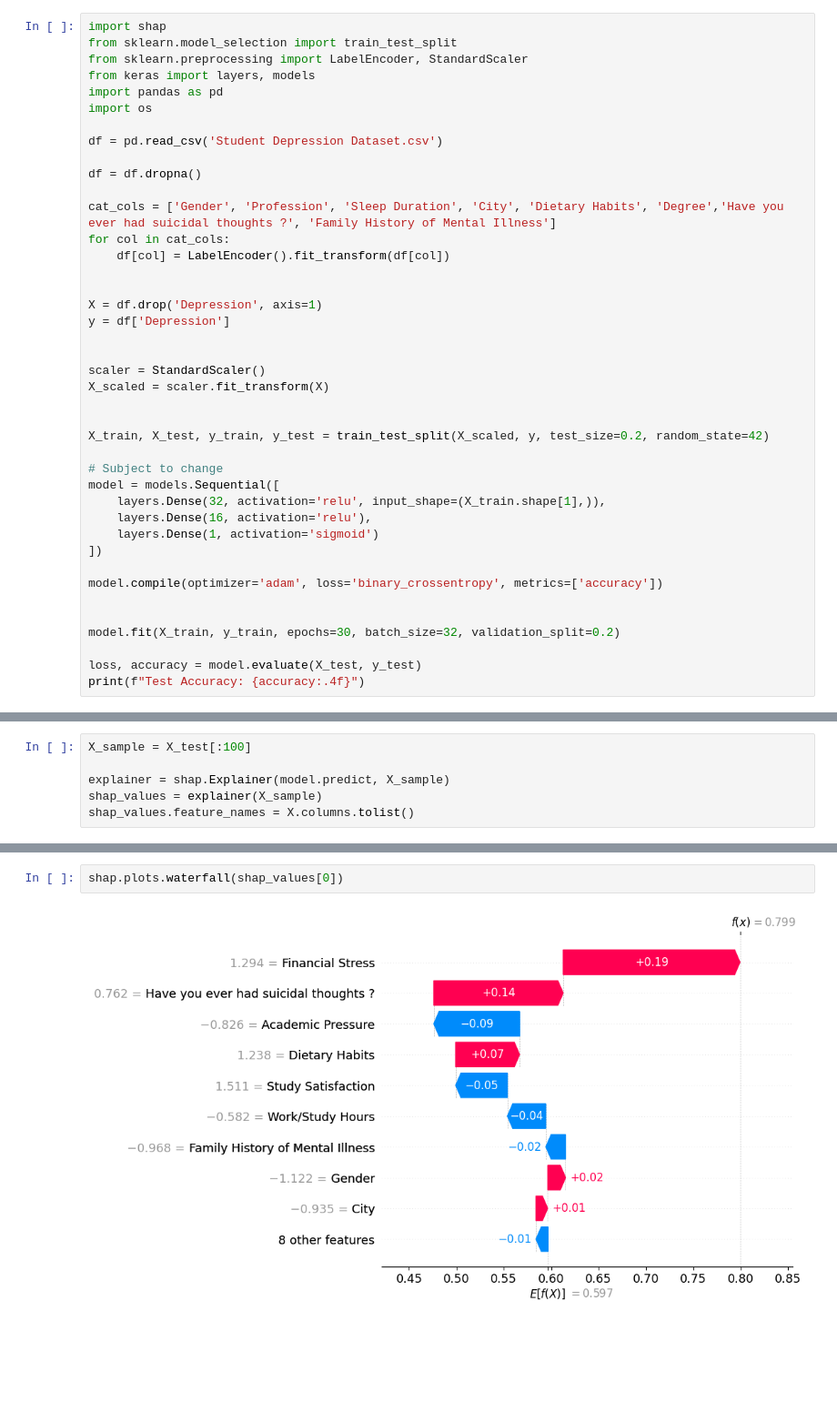
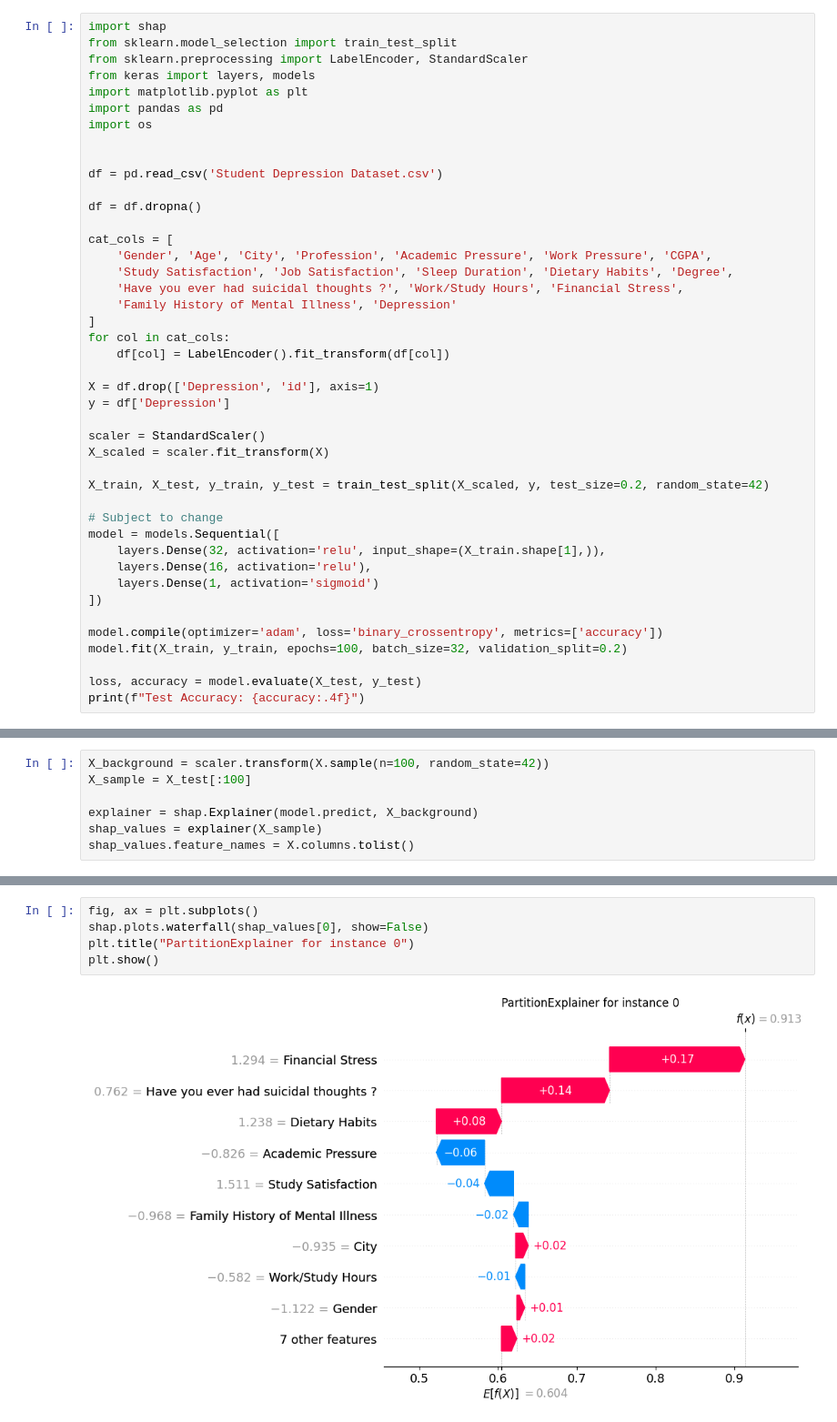
Before and after one commit to LionTheUnknown/SENN-with-Depression, a Jupyter notebook: SHAP.ipynb, the cells around one changed output, grey strips where cells are left out. Shown at 91% size. Saved outputs shown, nothing was run; the diff lists cells and outputs as text; blank space fills up the shorter version.

Commit message:
small changes to SHAP

```diff
--- a/SHAP.ipynb
+++ b/SHAP.ipynb
@@ -3,25 +3,29 @@ import shap
 from sklearn.model_selection import train_test_split
 from sklearn.preprocessing import LabelEncoder, StandardScaler
 from keras import layers, models
+import matplotlib.pyplot as plt
 import pandas as pd
 import os
+
 
 df = pd.read_csv('Student Depression Dataset.csv')
 
 df = df.dropna()
 
-cat_cols = ['Gender', 'Profession', 'Sleep Duration', 'City', 'Dietary Habits', 'Degree','Have you ever had suicidal thoughts ?', 'Family History of Mental Illness']
+cat_cols = [
+    'Gender', 'Age', 'City', 'Profession', 'Academic Pressure', 'Work Pressure', 'CGPA',
+    'Study Satisfaction', 'Job Satisfaction', 'Sleep Duration', 'Dietary Habits', 'Degree',
+    'Have you ever had suicidal thoughts ?', 'Work/Study Hours', 'Financial Stress',
+    'Family History of Mental Illness', 'Depression'
+]
 for col in cat_cols:
     df[col] = LabelEncoder().fit_transform(df[col])
 
-
-X = df.drop('Depression', axis=1)
+X = df.drop(['Depression', 'id'], axis=1)
 y = df['Depression']
-
 
 scaler = StandardScaler()
 X_scaled = scaler.fit_transform(X)
-
 
 X_train, X_test, y_train, y_test = train_test_split(X_scaled, y, test_size=0.2, random_state=42)
 
@@ -33,9 +37,7 @@ model = models.Sequential([
 ])
 
 model.compile(optimizer='adam', loss='binary_crossentropy', metrics=['accuracy'])
-
-
-model.fit(X_train, y_train, epochs=30, batch_size=32, validation_split=0.2)
+model.fit(X_train, y_train, epochs=100, batch_size=32, validation_split=0.2)
 
 loss, accuracy = model.evaluate(X_test, y_test)
 print(f"Test Accuracy: {accuracy:.4f}")
@@ -60,7 +62,8 @@ Test Accuracy: 0.8418
 # %%
+X_background = scaler.transform(X.sample(n=100, random_state=42))
 X_sample = X_test[:100]
 
-explainer = shap.Explainer(model.predict, X_sample)
+explainer = shap.Explainer(model.predict, X_background)
 shap_values = explainer(X_sample)
 shap_values.feature_names = X.columns.tolist()
 # %% [output]
@@ -283,5 +297,8 @@ shap_values.feature_names = X.columns.tolist()
 # %%
-shap.plots.waterfall(shap_values[0])
+fig, ax = plt.subplots()
+shap.plots.waterfall(shap_values[0], show=False)
+plt.title("PartitionExplainer for instance 0")
+plt.show()
 # %% [output]
-[figure, old version]
+[figure, new version]
 # %%
```
Also changed, not shown: parts of 5 cells of this notebook.
